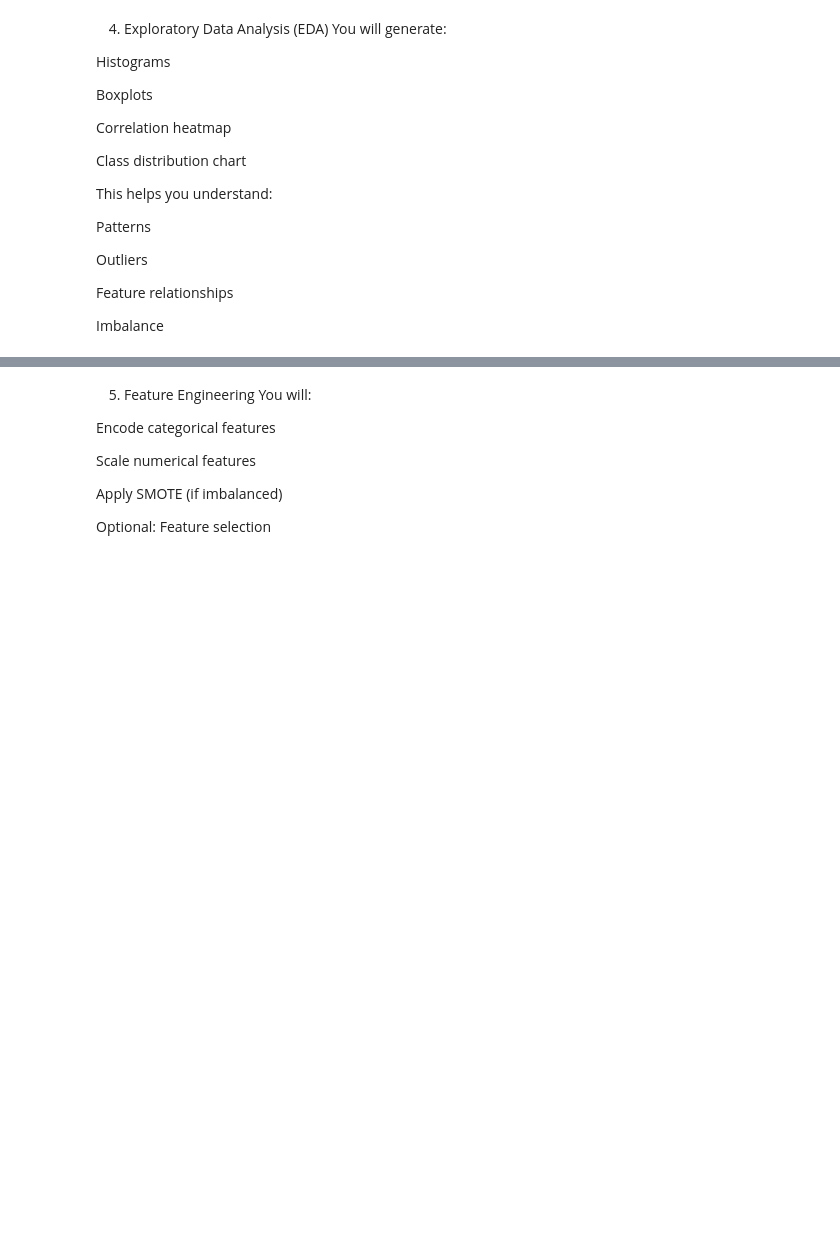
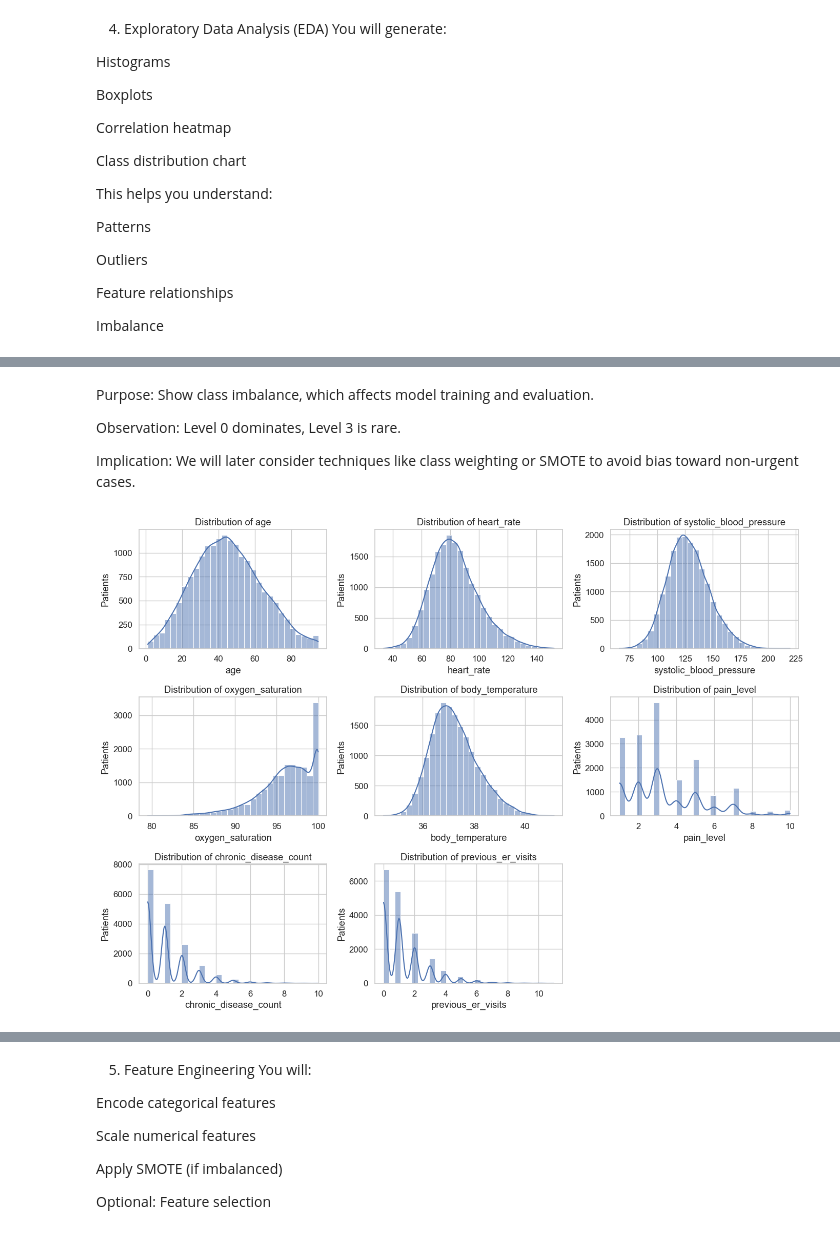
Before and after one commit to ttt4-hub/CS-3072-DS-Medical-Triage, a Jupyter notebook: notebooks/01_new_cleaning.ipynb, the cells around one changed output, grey strips where cells are left out. Cells and saved outputs as stored; diff of their text form; code cells hidden in the pictures; blank space fills up the shorter version.

```diff
--- a/notebooks/01_new_cleaning.ipynb
+++ b/notebooks/01_new_cleaning.ipynb
@@ -64,0 +282,20 @@ Imbalance
+# %% [markdown]
+Purpose: Show class imbalance, which affects model training and evaluation.
+
+Observation: Level 0 dominates, Level 3 is rare.
+
+Implication: We will later consider techniques like class weighting or SMOTE to avoid bias toward non‑urgent cases.
+# %%
+# 3. Univariate distributions of vital signs and symptoms
+# 3.1 Histograms for numeric features
+plt.figure(figsize=(14,10))
+for i, col in enumerate(numeric_cols, 1):
+    plt.subplot(3, 3, i)
+    sns.histplot(df[col], kde=True, bins=30, color="#4c72b0")
+    plt.title(f"Distribution of {col}")
+    plt.xlabel(col)
+    plt.ylabel("Patients")
+plt.tight_layout()
+plt.show()
+# %% [output]
+[figure, added]
```
Also changed, not shown: parts of 46 cells of this notebook, 1 other file.
